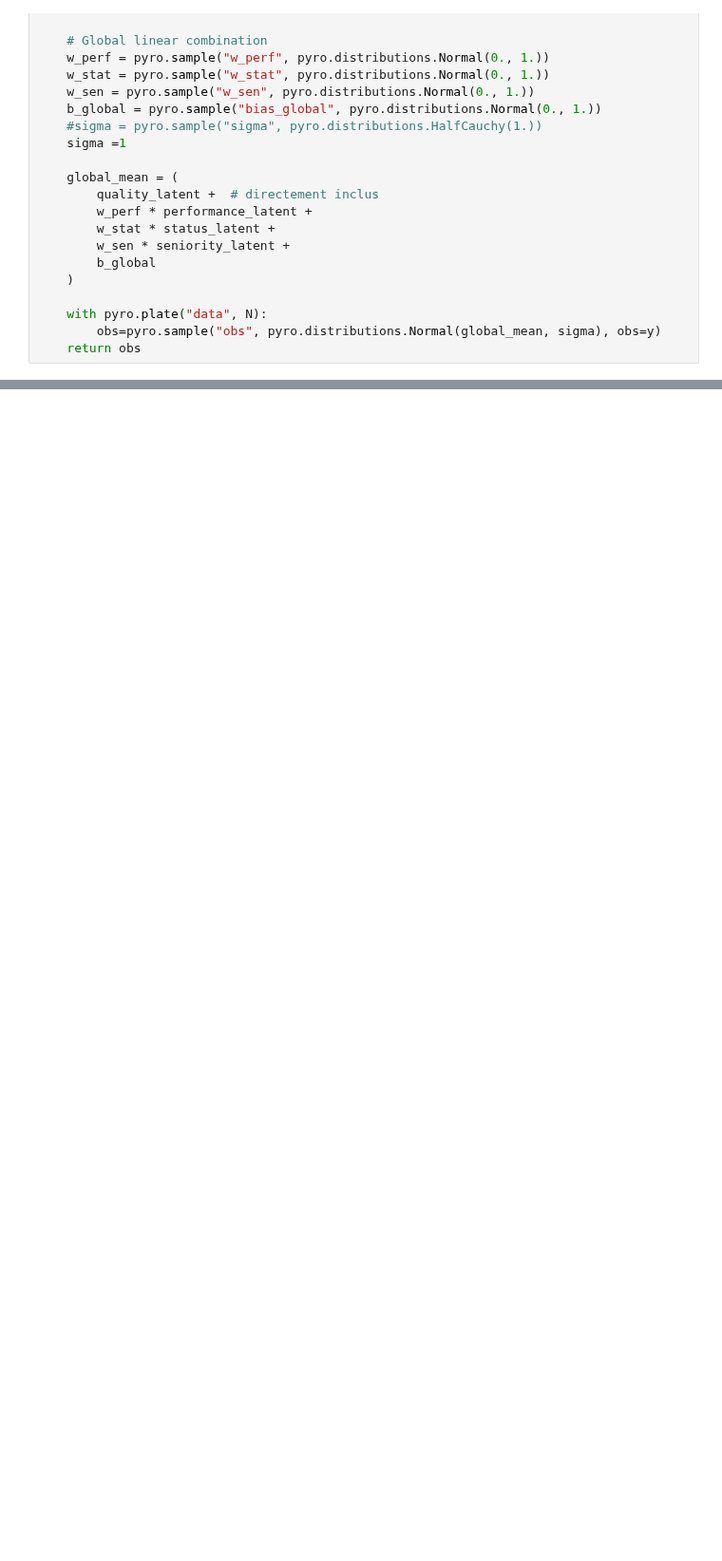
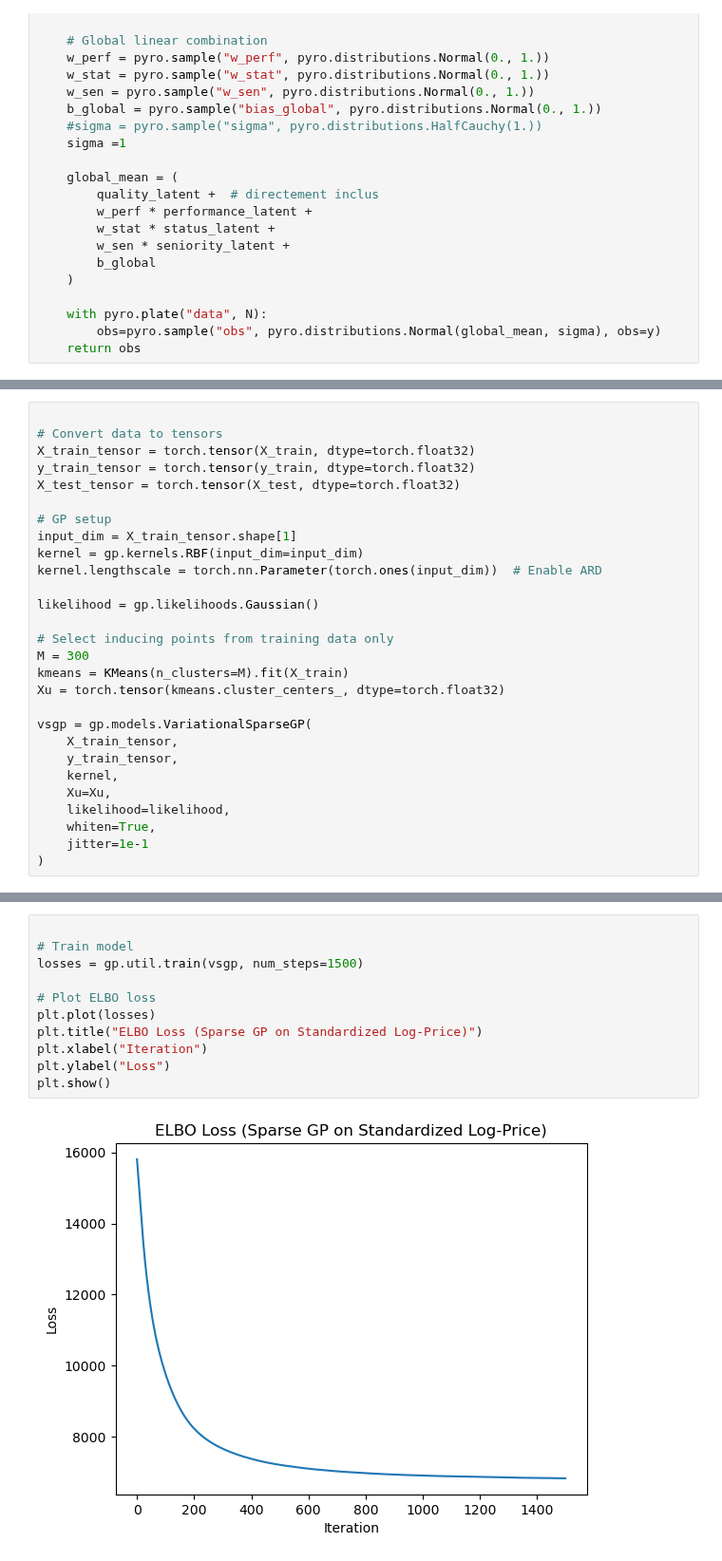
Before and after one commit to Harborg1/Model-Based-ML, a Jupyter notebook: model_based_ml_project.ipynb, the cells around one changed output, grey strips where cells are left out. Shown at 95% size. Saved outputs shown, nothing was run; the diff lists cells and outputs as text; blank space fills up the shorter version.

```diff
--- a/model_based_ml_project.ipynb
+++ b/model_based_ml_project.ipynb
@@ -1456,0 +1546,28 @@ Y_pred: [18.350832 24.849966 14.384319 ... 18.102907 24.050558 29.770123]
+# %%
+
+# Convert data to tensors
+X_train_tensor = torch.tensor(X_train, dtype=torch.float32)
+y_train_tensor = torch.tensor(y_train, dtype=torch.float32)
+X_test_tensor = torch.tensor(X_test, dtype=torch.float32)
+
+# GP setup
+input_dim = X_train_tensor.shape[1]
+kernel = gp.kernels.RBF(input_dim=input_dim)
+kernel.lengthscale = torch.nn.Parameter(torch.ones(input_dim))  # Enable ARD
+
+likelihood = gp.likelihoods.Gaussian()
+
+# Select inducing points from training data only
+M = 300
+kmeans = KMeans(n_clusters=M).fit(X_train)
+Xu = torch.tensor(kmeans.cluster_centers_, dtype=torch.float32)
+
+vsgp = gp.models.VariationalSparseGP(
+    X_train_tensor,
+    y_train_tensor,
+    kernel,
+    Xu=Xu,
+    likelihood=likelihood,
+    whiten=True,
+    jitter=1e-1
+)
@@ -1456,0 +1582,13 @@ Y_pred: [18.350832 24.849966 14.384319 ... 18.102907 24.050558 29.770123]
+# %%
+
+# Train model
+losses = gp.util.train(vsgp, num_steps=1500)
+
+# Plot ELBO loss
+plt.plot(losses)
+plt.title("ELBO Loss (Sparse GP on Standardized Log-Price)")
+plt.xlabel("Iteration")
+plt.ylabel("Loss")
+plt.show()
+# %% [output]
+[figure, added]
```
Also changed, not shown: parts of 37 cells of this notebook, 1 other file.
